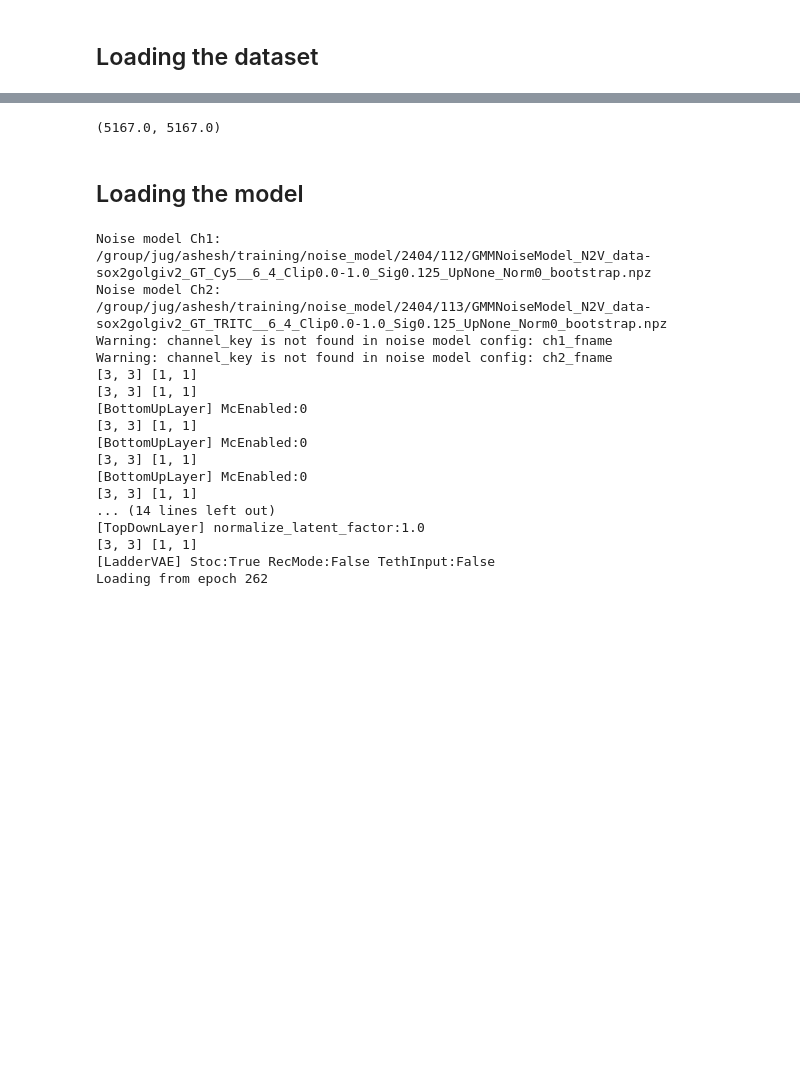
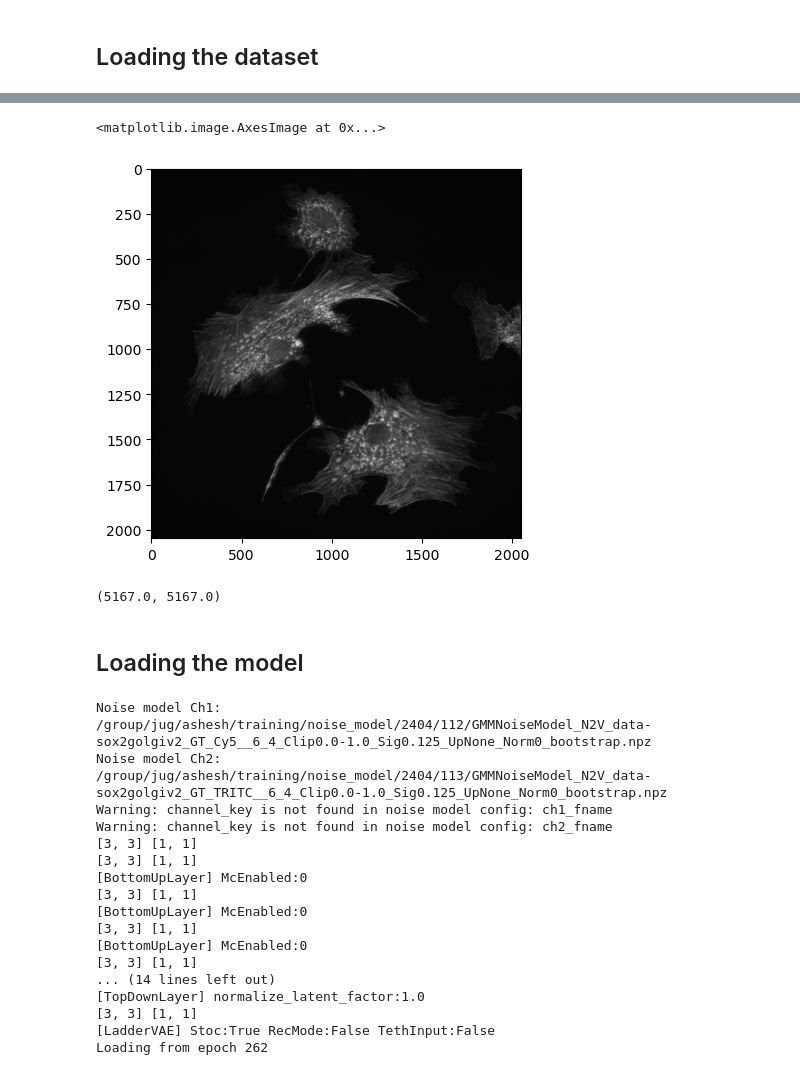
Before and after one commit to juglab/denoiSplit, a Jupyter notebook: notebooks/EvaluateWithDifferentMixingWeights.ipynb, the cells around one changed output, grey strips where cells are left out. Cells and saved outputs as stored; diff of their text form; code cells hidden in the pictures; blank space fills up the shorter version.

```diff
--- a/notebooks/EvaluateWithDifferentMixingWeights.ipynb
+++ b/notebooks/EvaluateWithDifferentMixingWeights.ipynb
@@ -324,3 +326,8 @@ Loaded TavernaSox2GolgiV2 data from /group/jug/ashesh/data/diffsplit_HT_T24/test
+# %%
+plt.imshow(val_dset._data[0,...,0], cmap='gray')
+# %% [output]
+<matplotlib.image.AxesImage at 0x...>
+[figure, added]
 # %%
 val_dset._data.max(), train_dset._data.max()
 # %% [output]
```
Also changed, not shown: parts of 4 cells of this notebook.
